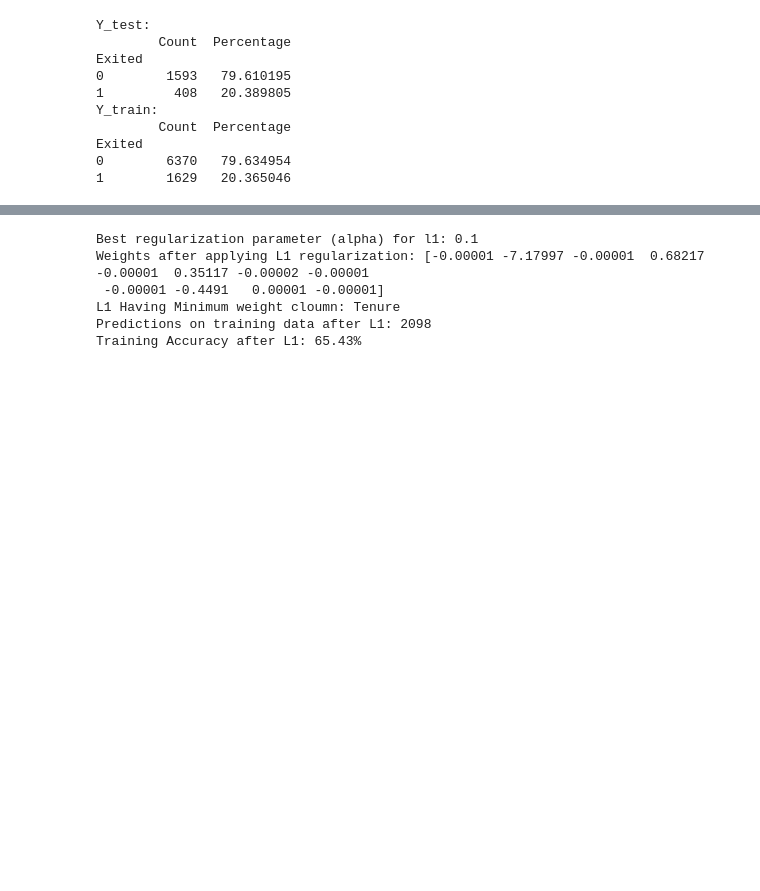
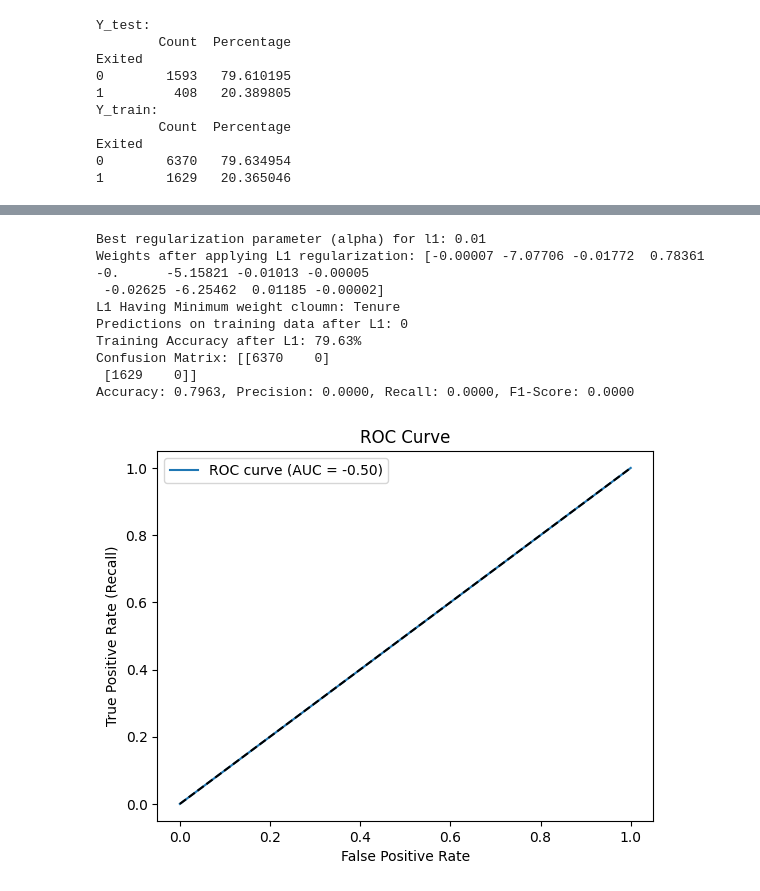
Before and after one commit to khushabuborwal/churn-prediction-logistic-l1-l2, a Jupyter notebook: main.ipynb, the cells around one changed output, grey strips where cells are left out. Cells and saved outputs as stored; diff of their text form; code cells hidden in the pictures; blank space fills up the shorter version.

```diff
--- a/main.ipynb
+++ b/main.ipynb
@@ -545,34 +547,46 @@ Training Accuracy: 79.63%
 # %%
 #Training data X_train using logistic regression with L1(Lasso) regularization
 weights_l1, costs_l1 = logistic_regression(X_train, Y_train, X_test, Y_test, best_alpha, best_lr, epochs=10000, reg_type='l1')
 
 # Use np.set_printoptions to control the display format
 np.set_printoptions(suppress=True)
 print("Weights after applying L1 regularization:", np.round(weights_l1,5))
 #We tried 100,000 interations and found that after almost 8000 iterations, MSE was almost stagnant around 0.67.
 
 # Minimum weight feature
 min_weight_idx_l1 = np.argmin(np.abs(weights_l1[1:])) + 1
 column_name= X_train_with_bias_df.columns[min_weight_idx_l1]
 print('L1 Having Minimum weight cloumn:',column_name)
 
 # Make predictions after the model has been train
 # Set print options to show all values
 np.set_printoptions(threshold=np.inf)
 predictions, Y_hat = predict(X_train_with_bias, weights_l1)
 # Output the predictions, np.sum to count the number of one's
 print("Predictions on training data after L1:", np.sum(predictions))
 
 # Optionally, you can compute the accuracy
 accuracy = np.mean(predictions == Y_train) * 100
 print(f"Training Accuracy after L1: {accuracy:.2f}%")
+
+# Example usage after model prediction
+Y_pred = np.where(Y_hat >= 0.5, 1, 0)  # Assuming y_prob is predicted probabilities
+cm, accuracy, precision, recall, f1_score = calculate_metrics(Y_train, Y_pred)
+print("Confusion Matrix:", cm)
+print(f"Accuracy: {accuracy:.4f}, Precision: {precision:.4f}, Recall: {recall:.4f}, F1-Score: {f1_score:.4f}")
+# Plotting ROC Curve for the model
+plot_roc_curve(Y_train, Y_hat)
 # %% [output]
-Best regularization parameter (alpha) for l1: 0.1
-Weights after applying L1 regularization: [-0.00001 -7.17997 -0.00001  0.68217 -0.00001  0.35117 -0.00002 -0.00001
- -0.00001 -0.4491   0.00001 -0.00001]
+Best regularization parameter (alpha) for l1: 0.01
+Weights after applying L1 regularization: [-0.00007 -7.07706 -0.01772  0.78361 -0.      -5.15821 -0.01013 -0.00005
+ -0.02625 -6.25462  0.01185 -0.00002]
 L1 Having Minimum weight cloumn: Tenure
-Predictions on training data after L1: 2098
-Training Accuracy after L1: 65.43%
+Predictions on training data after L1: 0
+Training Accuracy after L1: 79.63%
+Confusion Matrix: [[6370    0]
+ [1629    0]]
+Accuracy: 0.7963, Precision: 0.0000, Recall: 0.0000, F1-Score: 0.0000
+[figure, added]
 # %%
 #Training data X_train using logistic regression with L2(Ridge) regularization
 weights_l2, costs_l2 = logistic_regression(X_train, Y_train, X_test, Y_test, best_alpha, best_lr, epochs=11000, reg_type='l2')
```
Also changed, not shown: parts of 15 cells of this notebook.
